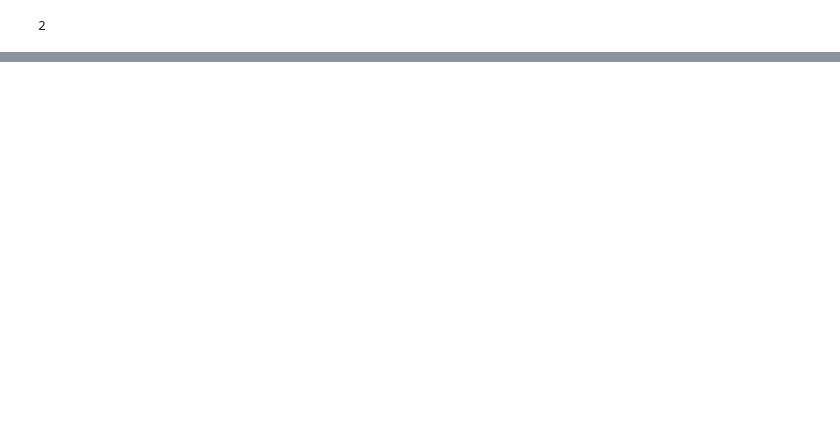
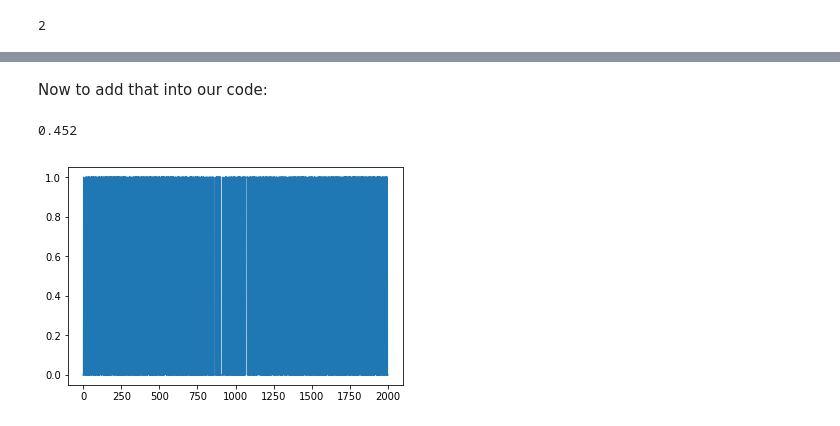
Before and after one commit to Benned-H/Summer2019, a Jupyter notebook: Simple_Reinforcement_Learning_with_Tensorflow.ipynb, the cells around one changed output, grey strips where cells are left out. Drawn from its saved outputs; the diff is of its cells as text; code cells hidden in the pictures; blank space fills up the shorter version.

```diff
--- a/Simple_Reinforcement_Learning_with_Tensorflow.ipynb
+++ b/Simple_Reinforcement_Learning_with_Tensorflow.ipynb
@@ -207,0 +210,2 @@ These were helpful:
+# %% [markdown]
+Now to add that into our code:
@@ -207,0 +232,36 @@ These were helpful:
+# %%
+# Epsilon-greedy Q-Table Implementation on OpenAI Gym FrozenLake
+
+episodes = 2000 # Number of episodes to train for.
+timesteps = 500 # Cut the agent off after this many timesteps in any one episode.
+
+ep_agent = Q_Table_Agent_ep(env.observation_space.n, env.action_space.n, 0.9, 0.8, 0.01)
+
+ep_records = [] # To store our scores over all episodes.
+
+for ep in range(episodes):
+  state = env.reset() # Gets the state we start in, which is 0.
+
+  for t in range(timesteps):
+    action = ep_agent.act(state)
+
+    new_state, reward, done, info = env.step(action) # Try our action in the environment.
+
+    if (done and reward == 0):
+      ep_agent.learn(state, action, new_state, -1) # Death case.
+    else:
+      ep_agent.learn(state, action, new_state, reward) # Learn from what we did.
+
+    state = new_state
+
+    if done:
+      ep_records.append(reward) # Record if we won.
+      break
+# %%
+plt.plot(ep_records)
+
+# We succeeded this % of the time.
+sum(ep_records)/episodes
+# %% [output]
+0.452
+[figure, added]
```
Also changed, not shown: parts of 19 cells of this notebook.
